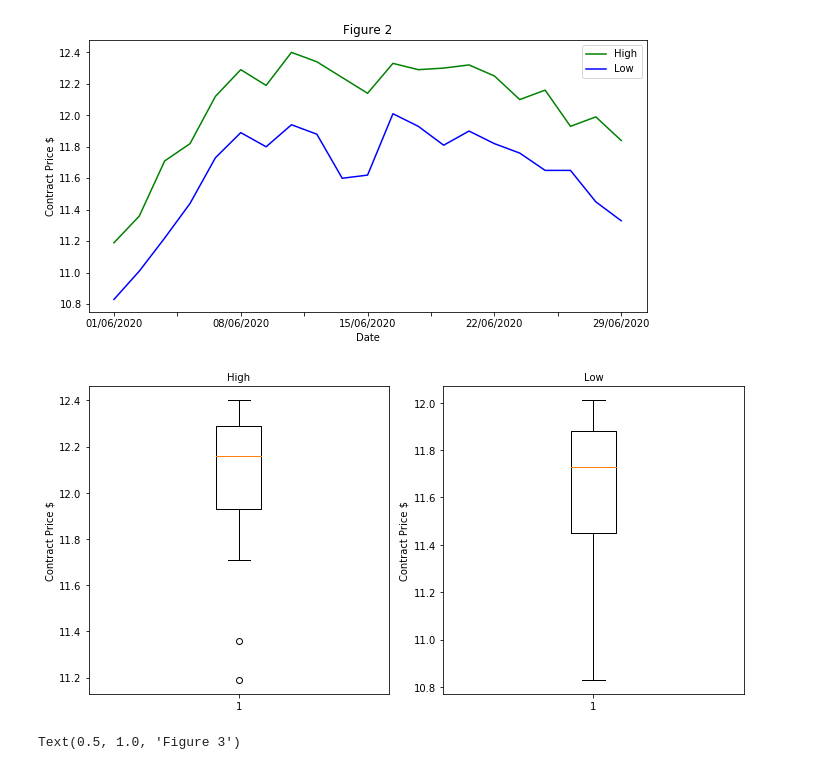
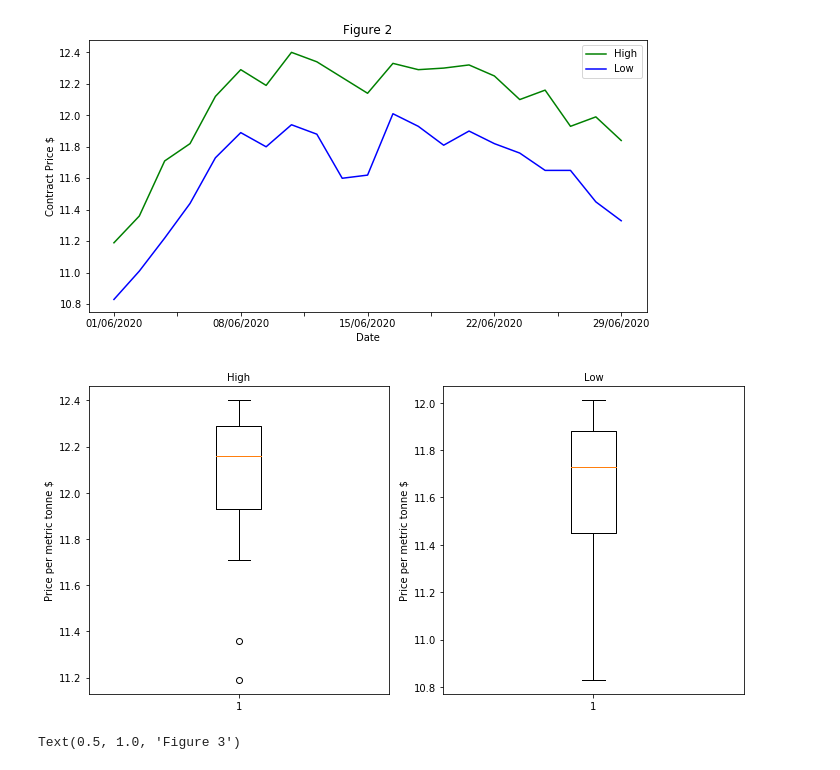
Before and after one commit to Laedeakin/Financial-analysis-projects, a Jupyter notebook: sugar11_futures_market_analysis.ipynb, the cells around one changed output. Saved outputs shown, nothing was run; the diff lists cells and outputs as text; code cells hidden in the pictures.

```diff
--- a/sugar11_futures_market_analysis.ipynb
+++ b/sugar11_futures_market_analysis.ipynb
@@ -165,7 +165,7 @@ ax[1].boxplot(df['Close'])
 ax[1].set_title('Close', fontsize=10)
 
 for axs in ax.flat:
-    axs.set(ylabel='Contract Price $' )
+    axs.set(ylabel='Price per metric tonne $' )
 
 plt.tight_layout()
 # %% [output]
@@ -184,19 +184,19 @@ Text(0.5, 1.0, 'Figure 2')
 # %%
 fig_HL_B , ax = plt.subplots(1,2, figsize=(10,5))
 
 ax[0].boxplot(df['High'])
 ax[0].set_title('High', fontsize=10)
 
 ax[1].boxplot(df['Low'])
 ax[1].set_title('Low', fontsize=10)
 
 for axs in ax.flat:
-    axs.set(ylabel='Contract Price $')
+    axs.set(ylabel='Price per metric tonne $')
 
 
 plt.tight_layout()
 # %% [output]
-[figure, old version]
+[figure, new version]
 # %%
 fig_V_L = plt.figure(figsize=(10,5))
 df['Volume'].plot(color='red')
```
Also changed, not shown: parts of 5 cells of this notebook.
